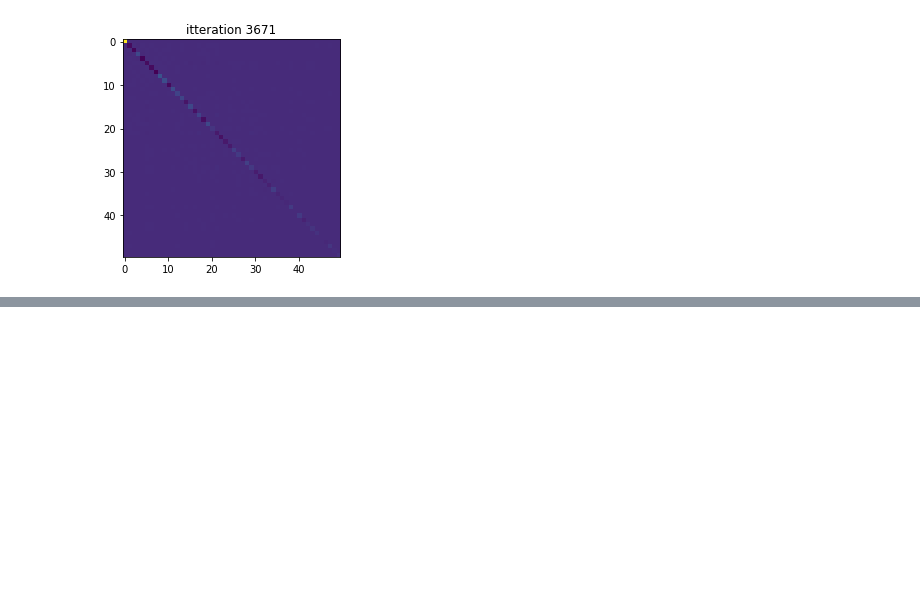
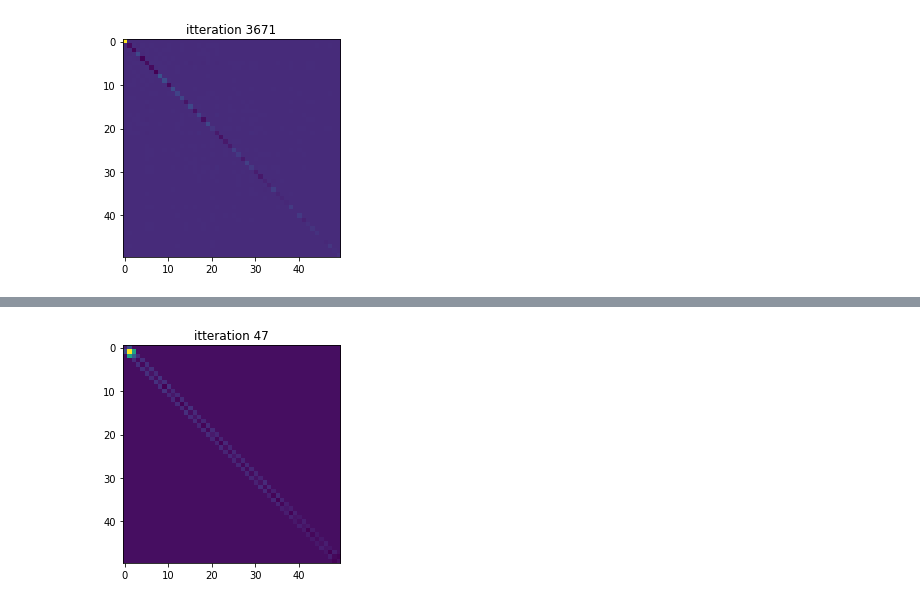
Before and after one commit to ALuchinsky/-Fall2022_CS4170, a Jupyter notebook: analysis/final_analysis.ipynb, the cells around one changed output, grey strips where cells are left out. Cells and saved outputs as stored; diff of their text form; code cells hidden in the pictures; blank space fills up the shorter version.

```diff
--- a/analysis/final_analysis.ipynb
+++ b/analysis/final_analysis.ipynb
@@ -142,10 +142,3 @@ with imageio.get_writer("../results/sjResults/gifs_and_images/M.gif", mode = "I"
         writer.append_data(image)
 # %% [output]
 [figure]
-# %%
-n = nums[30]
-AA = np.loadtxt("../results/sjResults/matrices/"+str(n)+".txt")
-plt.plot(eigs)
-plt.plot(np.sort(np.diag(AA)), ".")
-plt.title("itteration " + str(n))
-plt.savefig("./B.jpeg")
@@ -183,0 +185,12 @@ with imageio.get_writer("../results/sjResults/gifs_and_images/EV.gif") as writer
+# %%
+# build GIF
+with imageio.get_writer("../results/hhResults/gifs_and_images/M.gif", mode = "I") as writer:
+    for n in nums:
+        AA = np.loadtxt("../results/hhResults/matrices/"+str(n)+".txt")
+        plt.imshow(AA)
+        plt.title("itteration " + str(n))
+        plt.savefig("./A.jpeg")
+        image = imageio.imread("./A.jpeg")
+        writer.append_data(image)
+# %% [output]
+[figure, added]
```
Also changed, not shown: parts of 5 cells of this notebook, 4 other files.
